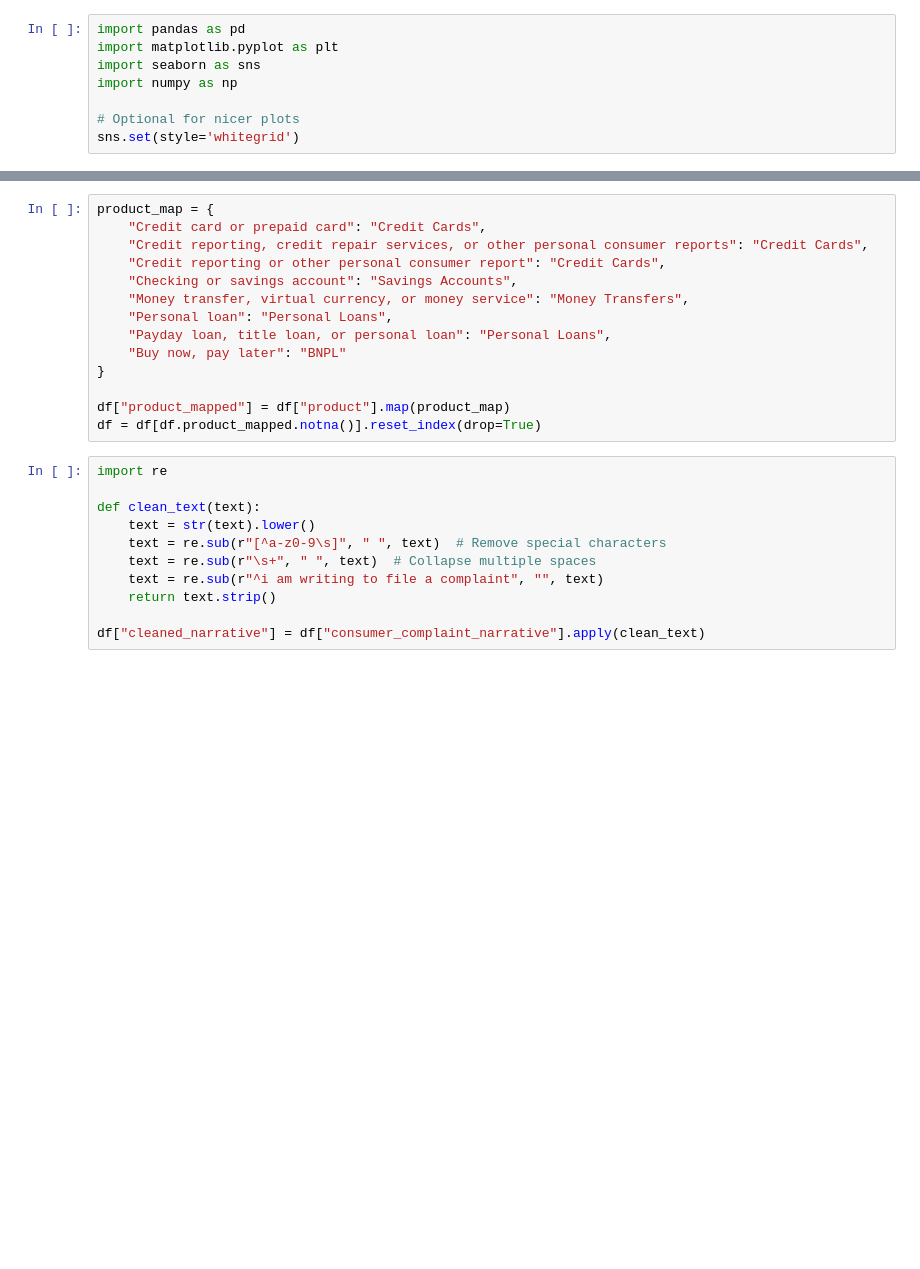
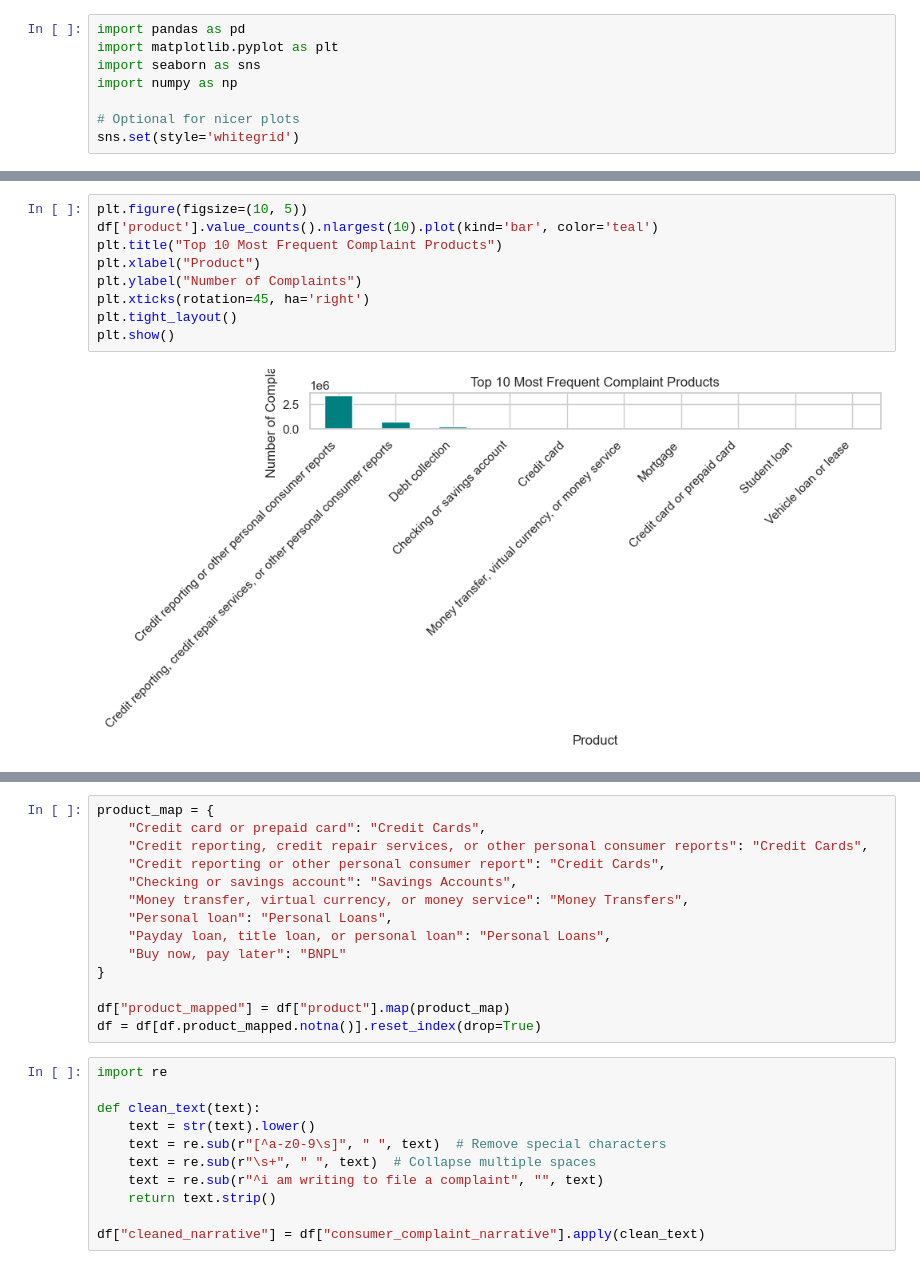
Before and after one commit to Selamawit-Alemu/complaint-insightbot, a Jupyter notebook: notebooks/eda.ipynb, the cells around one changed output, grey strips where cells are left out. Drawn from its saved outputs; the diff is of its cells as text; blank space fills up the shorter version.

```diff
--- a/notebooks/eda.ipynb
+++ b/notebooks/eda.ipynb
@@ -40 +40,12 @@ Prepaid card                                                  558
 Name: count, dtype: int64
+# %%
+plt.figure(figsize=(10, 5))
+df['product'].value_counts().nlargest(10).plot(kind='bar', color='teal')
+plt.title("Top 10 Most Frequent Complaint Products")
+plt.xlabel("Product")
+plt.ylabel("Number of Complaints")
+plt.xticks(rotation=45, ha='right')
+plt.tight_layout()
+plt.show()
+# %% [output]
+[figure, added]
```
Also changed, not shown: parts of 7 cells of this notebook, 8 other files.
